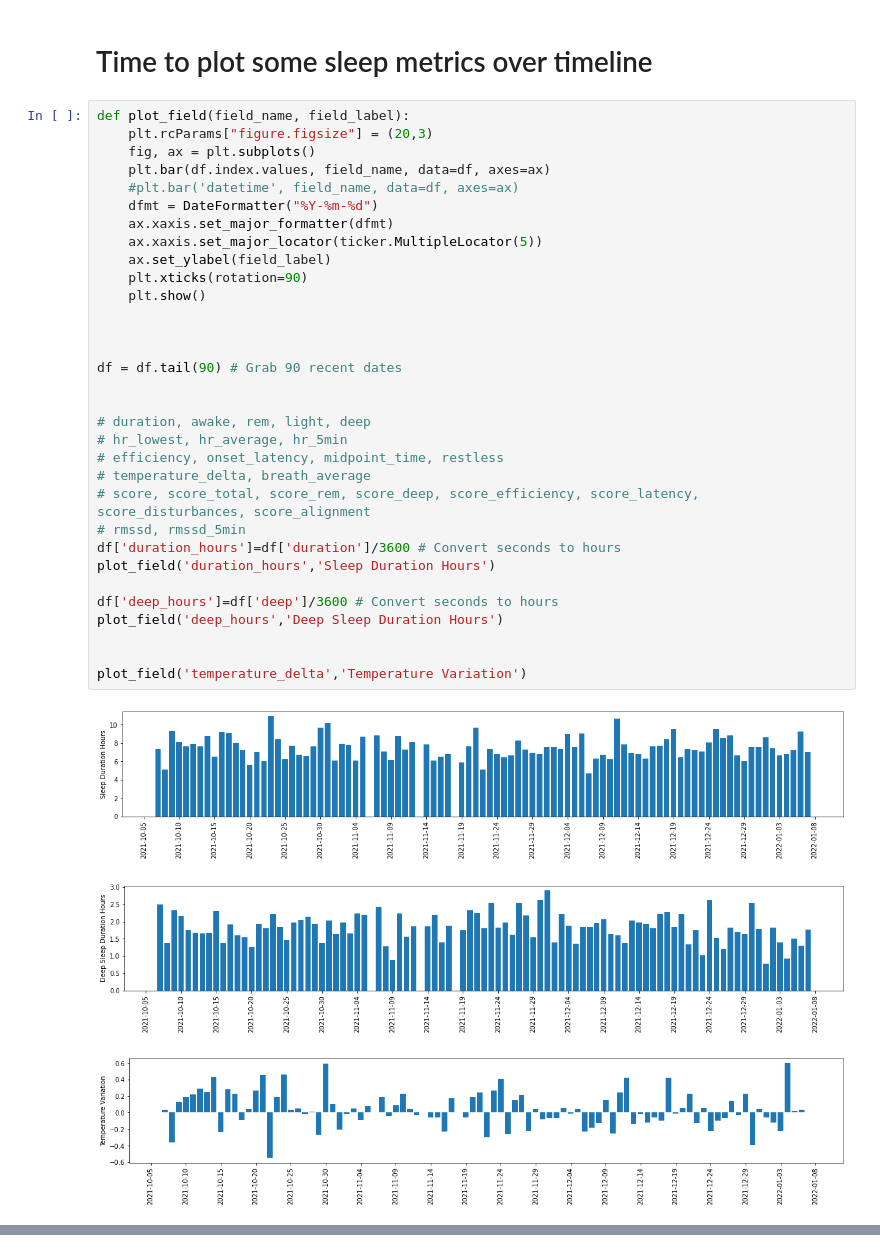
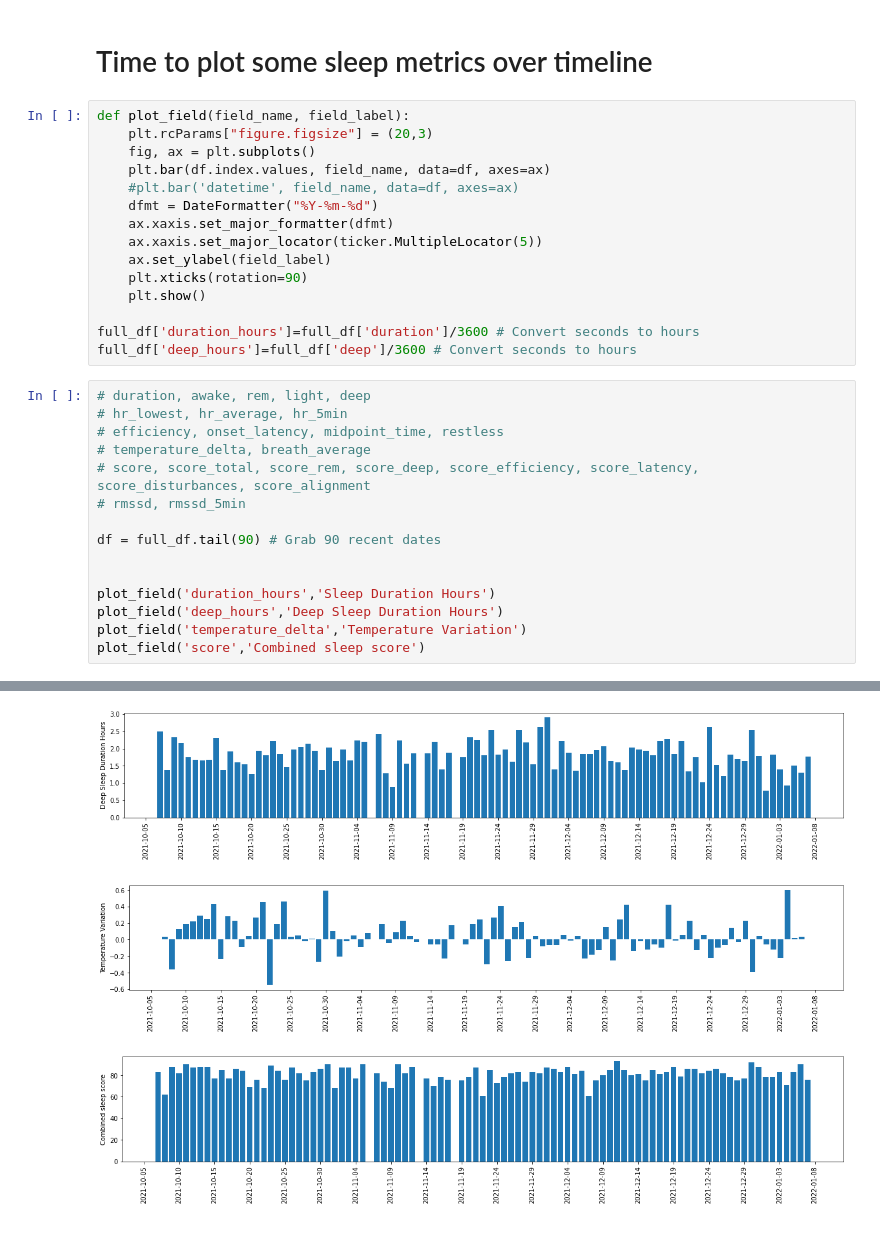
Before and after one commit to crystoll/oura-ring, a Jupyter notebook: oura.ipynb, the cells around one changed output, grey strips where cells are left out. Drawn from its saved outputs; the diff is of its cells as text.

```diff
--- a/oura.ipynb
+++ b/oura.ipynb
@@ -66,26 +81,21 @@ def plot_field(field_name, field_label):
     plt.xticks(rotation=90)
     plt.show()
 
-
-
-df = df.tail(90) # Grab 90 recent dates
-
-
-# duration, awake, rem, light, deep
-# hr_lowest, hr_average, hr_5min
-# efficiency, onset_latency, midpoint_time, restless
-# temperature_delta, breath_average
-# score, score_total, score_rem, score_deep, score_efficiency, score_latency, score_disturbances, score_alignment
-# rmssd, rmssd_5min
-df['duration_hours']=df['duration']/3600 # Convert seconds to hours
-plot_field('duration_hours','Sleep Duration Hours')
-
-df['deep_hours']=df['deep']/3600 # Convert seconds to hours
-plot_field('deep_hours','Deep Sleep Duration Hours')
-
-
-plot_field('temperature_delta','Temperature Variation')
+full_df['duration_hours']=full_df['duration']/3600 # Convert seconds to hours
+full_df['deep_hours']=full_df['deep']/3600 # Convert seconds to hours
-# %% [output]
-[figure, removed]
-[figure, removed]
-[figure, removed]
+# %%
+# duration, awake, rem, light, deep
+# hr_lowest, hr_average, hr_5min
+# efficiency, onset_latency, midpoint_time, restless
+# temperature_delta, breath_average
+# score, score_total, score_rem, score_deep, score_efficiency, score_latency, score_disturbances, score_alignment
+# rmssd, rmssd_5min
+
+df = full_df.tail(90) # Grab 90 recent dates
+
+
+plot_field('duration_hours','Sleep Duration Hours')
+plot_field('deep_hours','Deep Sleep Duration Hours')
+plot_field('temperature_delta','Temperature Variation')
+plot_field('score','Combined sleep score')
+# %% [output]
@@ -92,3 +103,6 @@ plot_field('temperature_delta','Temperature Variation')
+[figure, added]
+[figure, added]
+[figure, added]
 # %%
 #df.loc[pd.to_datetime('2021-11-05')]
 #df.loc[pd.to_datetime('2021-11-06')]
```
Also changed, not shown: parts of 4 cells of this notebook, 1 other file.
